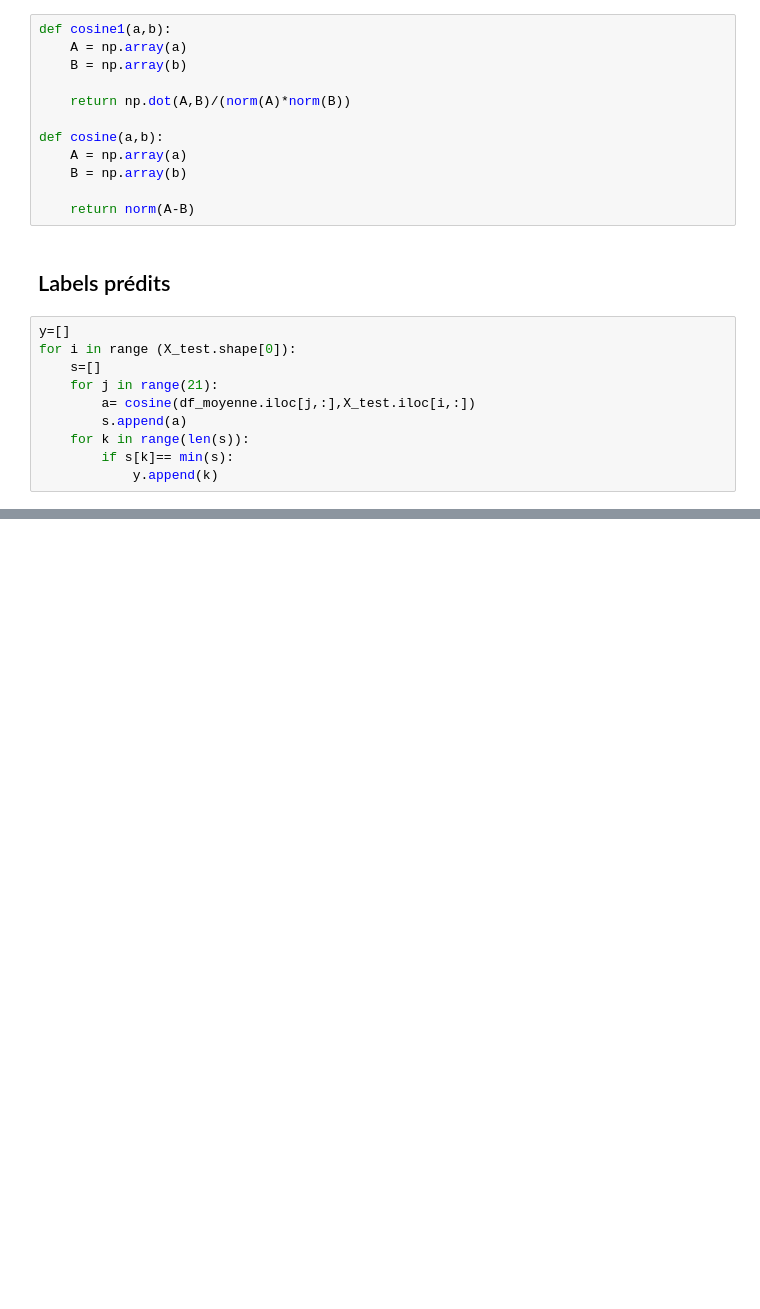
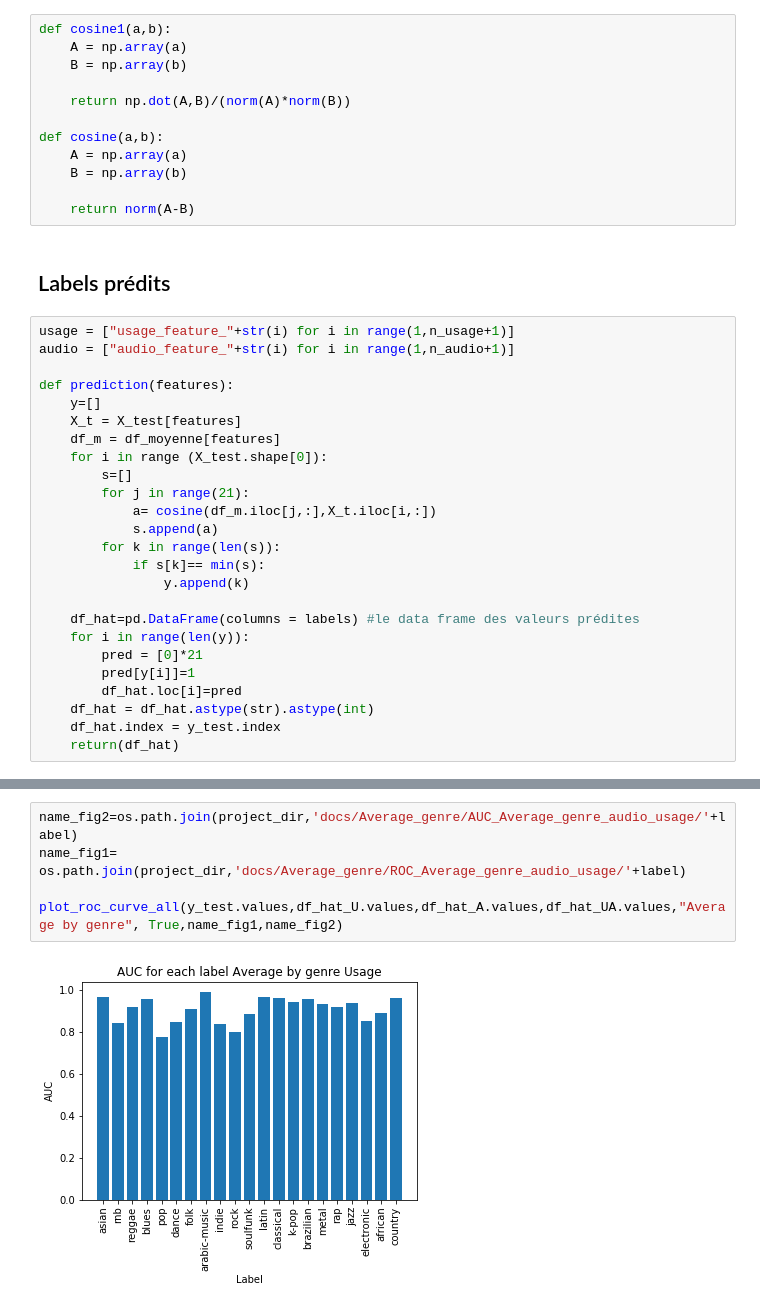
Before and after one commit to taminemelissa/multi-label-classification, a Jupyter notebook: notebooks/Average_by_genre.ipynb, the cells around one changed output, grey strips where cells are left out. Saved outputs shown, nothing was run; the diff lists cells and outputs as text; blank space fills up the shorter version.

Commit message:
plot ROC et AUC

```diff
--- a/notebooks/Average_by_genre.ipynb
+++ b/notebooks/Average_by_genre.ipynb
@@ -167,12 +167,27 @@ def cosine(a,b):
 # %% [markdown]
 ## Labels prédits
 # %%
-y=[]
-for i in range (X_test.shape[0]):
-    s=[]
-    for j in range(21):
-        a= cosine(df_moyenne.iloc[j,:],X_test.iloc[i,:])
-        s.append(a)
-    for k in range(len(s)):
-        if s[k]== min(s):
-            y.append(k)
+usage = ["usage_feature_"+str(i) for i in range(1,n_usage+1)]
+audio = ["audio_feature_"+str(i) for i in range(1,n_audio+1)]
+
+def prediction(features):
+    y=[]
+    X_t = X_test[features]
+    df_m = df_moyenne[features]
+    for i in range (X_test.shape[0]):
+        s=[]
+        for j in range(21):
+            a= cosine(df_m.iloc[j,:],X_t.iloc[i,:])
+            s.append(a)
+        for k in range(len(s)):
+            if s[k]== min(s):
+                y.append(k)
+
+    df_hat=pd.DataFrame(columns = labels) #le data frame des valeurs prédites
+    for i in range(len(y)):
+        pred = [0]*21
+        pred[y[i]]=1
+        df_hat.loc[i]=pred
+    df_hat = df_hat.astype(str).astype(int)
+    df_hat.index = y_test.index
+    return(df_hat)
@@ -201,0 +253,7 @@ final_res
+# %%
+name_fig2=os.path.join(project_dir,'docs/Average_genre/AUC_Average_genre_audio_usage/'+label)
+name_fig1= os.path.join(project_dir,'docs/Average_genre/ROC_Average_genre_audio_usage/'+label)
+
+plot_roc_curve_all(y_test.values,df_hat_U.values,df_hat_A.values,df_hat_UA.values,"Average by genre", True,name_fig1,name_fig2)
+# %% [output]
+[figure, added]
```
Also changed, not shown: parts of 8 cells of this notebook.
